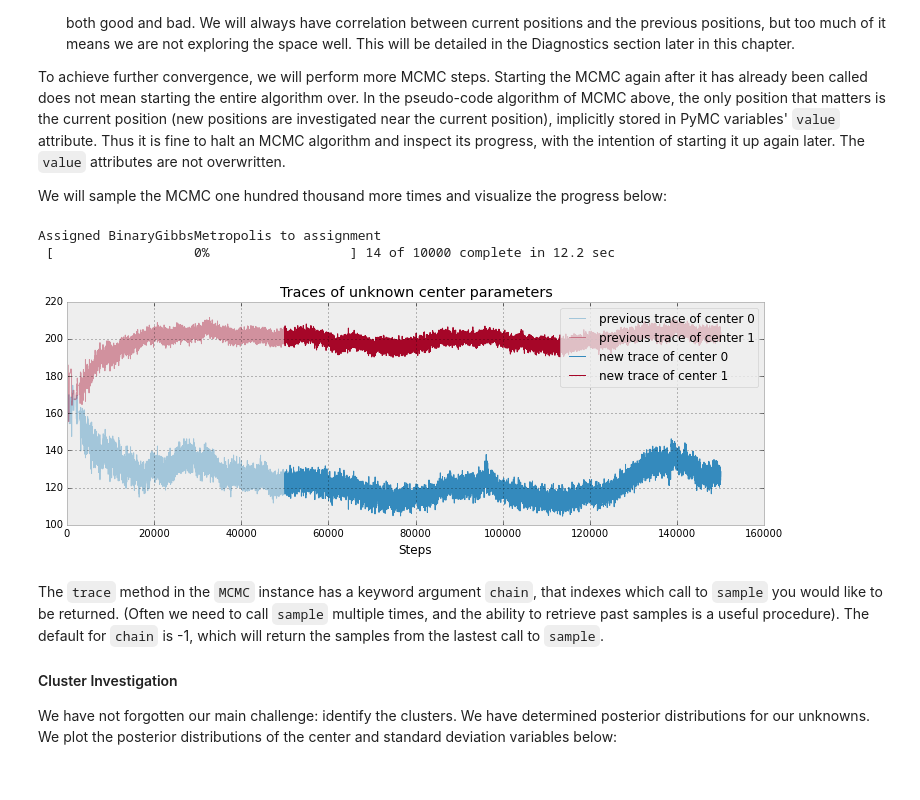
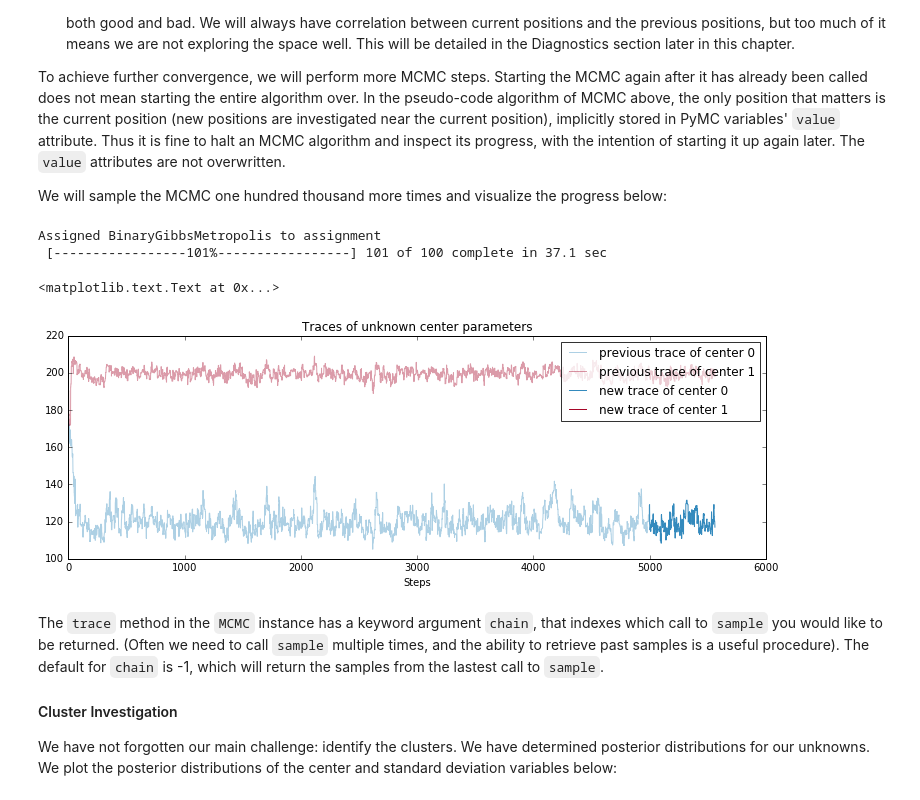
Before and after one commit to quantopian/Probabilistic-Programming-and-Bayesian-Methods-for-Hackers, a Jupyter notebook: Chapter3_MCMC/IntroMCMC.ipynb, the cells around one changed output. Drawn from its saved outputs; the diff is of its cells as text; code cells hidden in the pictures.

```diff
--- a/Chapter3_MCMC/IntroMCMC.ipynb
+++ b/Chapter3_MCMC/IntroMCMC.ipynb
@@ -293,7 +311,7 @@ help(pm.NUTS)
 with model:
     mu, sds, elbo = pm.variational.advi(vars=[dd, taus, centers],n=200000)
     step = pm.NUTS(scaling=model.dict_to_array(sds))
-    trace = pm.sample(5000, step=step, start=mu)
+    trace = pm.sample(5000, step=step, start=mu, chain=0)
 
     #step = pm.NUTS(model.free_RVs) everything needs NUTS but assignment needs BinaryMetropolis
     #step1 = pm.NUTS(vars=[dd, taus, centers], scaling=start)
@@ -322,7 +340,8 @@ lw = 1
 center_trace = trace["centers"]
 
 # for pretty colors later in the book.
-colors = ["#348ABD", "#A60628"] if center_trace[-1, 0] > center_trace[-1, 1] else ["#A60628", "#348ABD"]
+colors = ["#348ABD", "#A60628"] if center_trace[-1, 0] > center_trace[-1, 1] \
+    else ["#A60628", "#348ABD"]
 
 plt.plot(center_trace[:, 0], label="trace of center 0", c=colors[0], lw=lw)
 plt.plot(center_trace[:, 1], label="trace of center 1", c=colors[1], lw=lw)
@@ -360,31 +379,32 @@ To achieve further convergence, we will perform more MCMC steps. Starting the MC
 We will sample the MCMC one hundred thousand more times and visualize the progress below:
 # %%
 with model:
-    trace = pm.sample(10000, step=step, start=mu)
+    trace = pm.sample(10000, step=step, trace=trace)
 # %% [output]
 Assigned BinaryGibbsMetropolis to assignment
- [                  0%                  ] 14 of 10000 complete in 12.2 sec
+ [-----------------101%-----------------] 101 of 100 complete in 37.1 sec
 # %%
 figsize(12.5, 4)
-center_trace = mcmc.trace("centers", chain=1)[:]
-prev_center_trace = mcmc.trace("centers", chain=0)[:]
+center_trace = trace["centers"][5000:]
+prev_center_trace = trace["centers"][:5000]
 
-x = np.arange(50000)
+x = np.arange(5000)
 plt.plot(x, prev_center_trace[:, 0], label="previous trace of center 0",
      lw=lw, alpha=0.4, c=colors[1])
 plt.plot(x, prev_center_trace[:, 1], label="previous trace of center 1",
      lw=lw, alpha=0.4, c=colors[0])
 
-x = np.arange(50000, 150000)
+x = np.arange(5000, 15000)
 plt.plot(x, center_trace[:, 0], label="new trace of center 0", lw=lw, c="#348ABD")
 plt.plot(x, center_trace[:, 1], label="new trace of center 1", lw=lw, c="#A60628")
 
 plt.title("Traces of unknown center parameters")
 leg = plt.legend(loc="upper right")
 leg.get_frame().set_alpha(0.8)
-plt.xlabel("Steps")
+plt.xlabel("Steps");
 # %% [output]
+<matplotlib.text.Text at 0x...>
-[figure, old version]
+[figure, new version]
 # %% [markdown]
 The `trace` method in the `MCMC` instance has a keyword argument `chain`, that indexes which call to `sample` you would like to be returned. (Often we need to call `sample` multiple times, and the ability to retrieve past samples is a useful procedure). The default for `chain` is -1, which will return the samples from the lastest call to `sample`.
 
```
Also changed, not shown: parts of 14 cells of this notebook.
